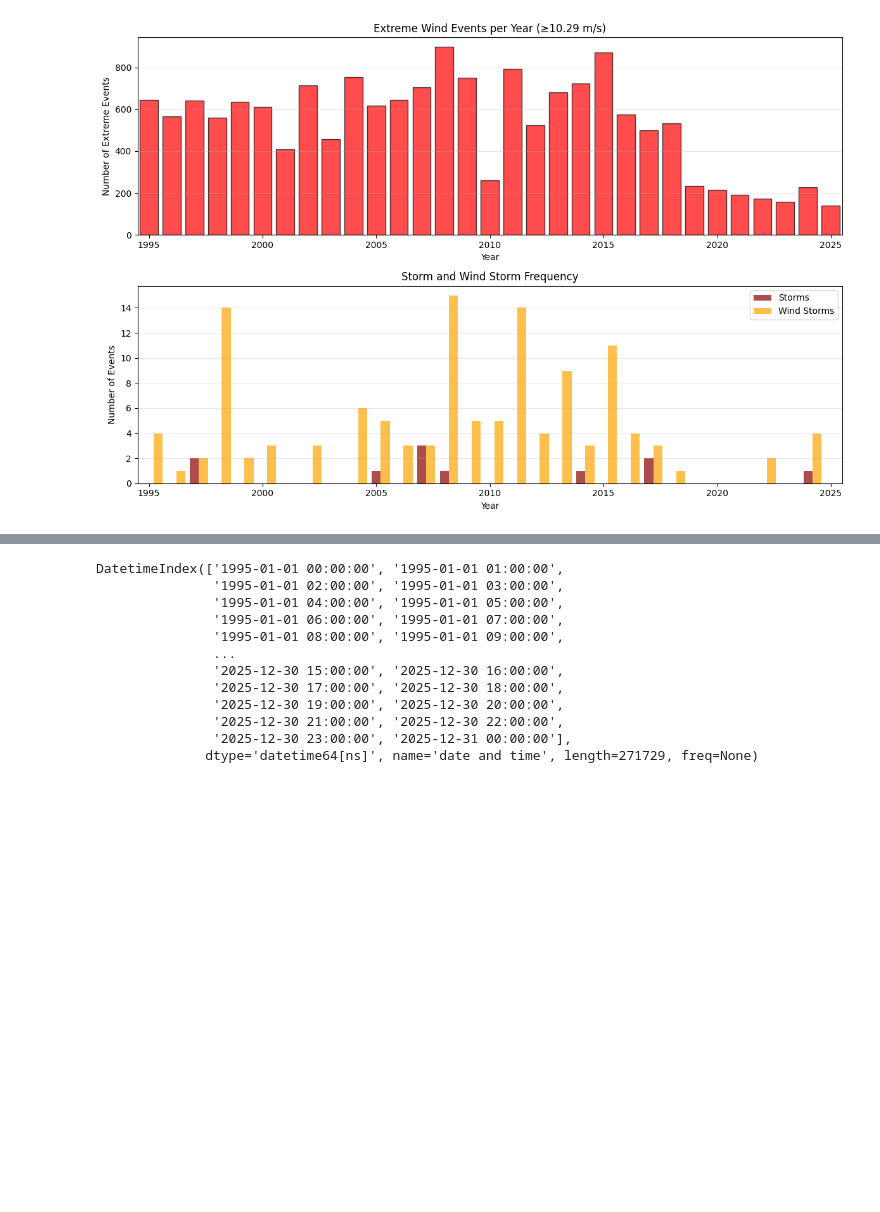
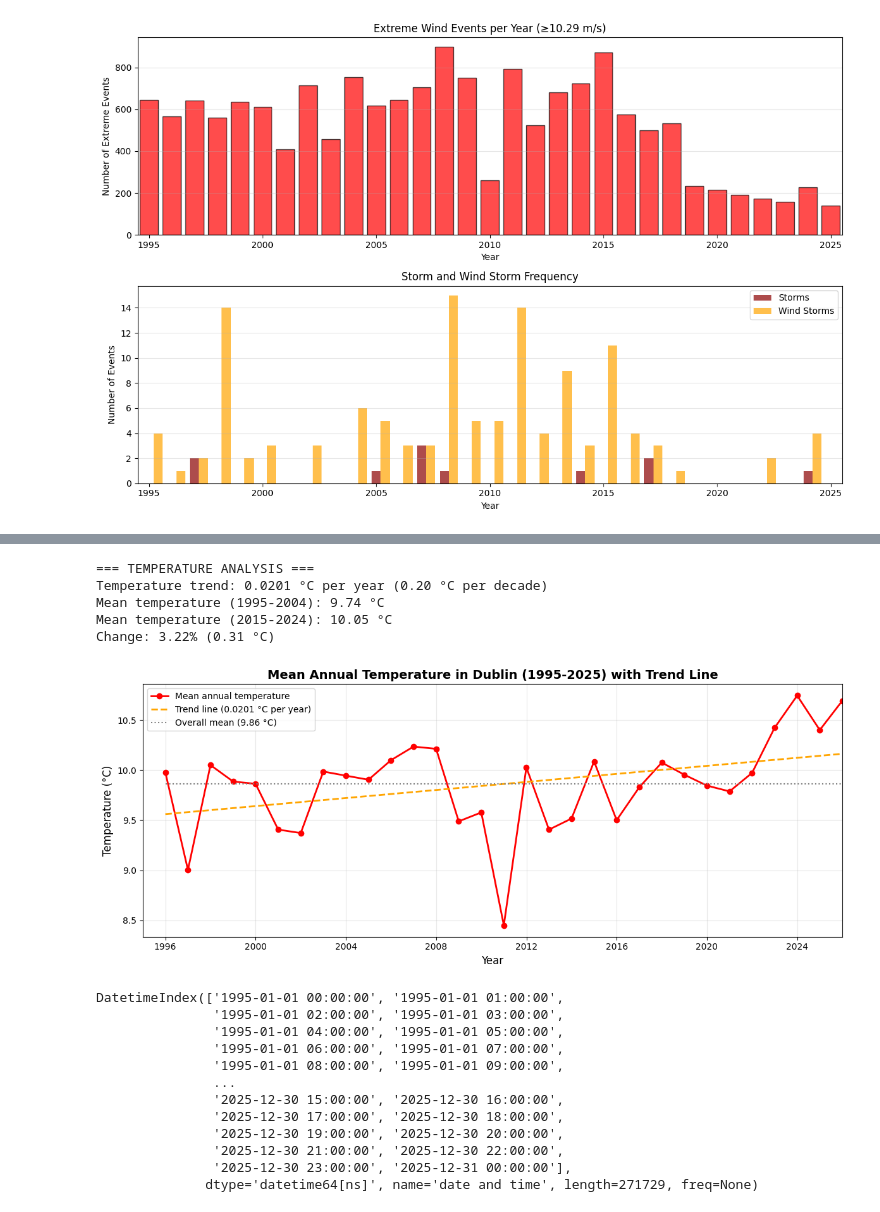
Before and after one commit to tanyasanjuan/pfda-project, a Jupyter notebook: wind.ipynb, the cells around one changed output, grey strips where cells are left out. Saved outputs shown, nothing was run; the diff lists cells and outputs as text; code cells hidden in the pictures; blank space fills up the shorter version.

Commit message:
Plot tempeture trends.

```diff
--- a/wind.ipynb
+++ b/wind.ipynb
@@ -408,3 +354,51 @@ Index(['precipitation', 'air temperature', 'relative humidity',
+# %%
+# Calculate annual temperature statistics
+temp_yearly = df.resample('YE')['air temperature'].mean()
+
+# Calculate trend using linear regression
+# Convert dates to numeric years for regression
+temp_years = temp_yearly.index.year.values.astype(float)
+temp_values = temp_yearly.values
+
+# Calculate linear regression
+temp_line, temp_intercept = np.polyfit(temp_years, temp_values, 1)
+temp_trend = temp_line  # °C per year
+temp_trend_decade = temp_trend * 10  # °C per decade
+
+# Create trend line for plotting
+temp_trend_line = temp_line * temp_years + temp_intercept
+
+temp_decade1 = df.loc['1995-01-01':'2004-12-31']['air temperature'].mean()
+temp_decade3 = df.loc['2015-01-01':'2024-12-31']['air temperature'].mean()
+
+print("=== TEMPERATURE ANALYSIS ===")
+print(f"Temperature trend: {temp_trend:.4f} °C per year ({temp_trend_decade:.2f} °C per decade)")
+print(f"Mean temperature (1995-2004): {temp_decade1:.2f} °C")
+print(f"Mean temperature (2015-2024): {temp_decade3:.2f} °C")
+print(f"Change: {((temp_decade3 - temp_decade1) / temp_decade1 * 100):.2f}% ({temp_decade3 - temp_decade1:.2f} °C)")
+
+# Plot temperature trend
+plt.figure(figsize=(12, 5))
+plt.plot(temp_yearly.index, temp_yearly.values, 'o-', label='Mean annual temperature', linewidth=2, markersize=6, color='red')
+plt.plot(temp_yearly.index, temp_trend_line, '--', label=f'Trend line ({temp_trend:.4f} °C per year)', linewidth=2, color='orange')
+mean_temp = temp_yearly.mean()
+plt.hlines(mean_temp, temp_yearly.index.min(), temp_yearly.index.max(),
+           linestyles=':', color='gray', label=f"Overall mean ({mean_temp:.2f} °C)")
+plt.xlabel("Year", fontsize=12)
+plt.ylabel("Temperature (°C)", fontsize=12)
+plt.title("Mean Annual Temperature in Dublin (1995-2025) with Trend Line", fontsize=14, fontweight='bold')
+plt.legend(fontsize=10)
+plt.grid(True, alpha=0.3)
+plt.tight_layout()
+plt.xlim(left=pd.Timestamp('1995-01-01'), right=temp_yearly.index.max())
+plt.show()
+# %% [output]
+=== TEMPERATURE ANALYSIS ===
+Temperature trend: 0.0201 °C per year (0.20 °C per decade)
+Mean temperature (1995-2004): 9.74 °C
+Mean temperature (2015-2024): 10.05 °C
+Change: 3.22% (0.31 °C)
+[figure, added]
 # %%
 # verify the index
 df.index
```
Also changed, not shown: parts of 14 cells of this notebook, 1 other file.
